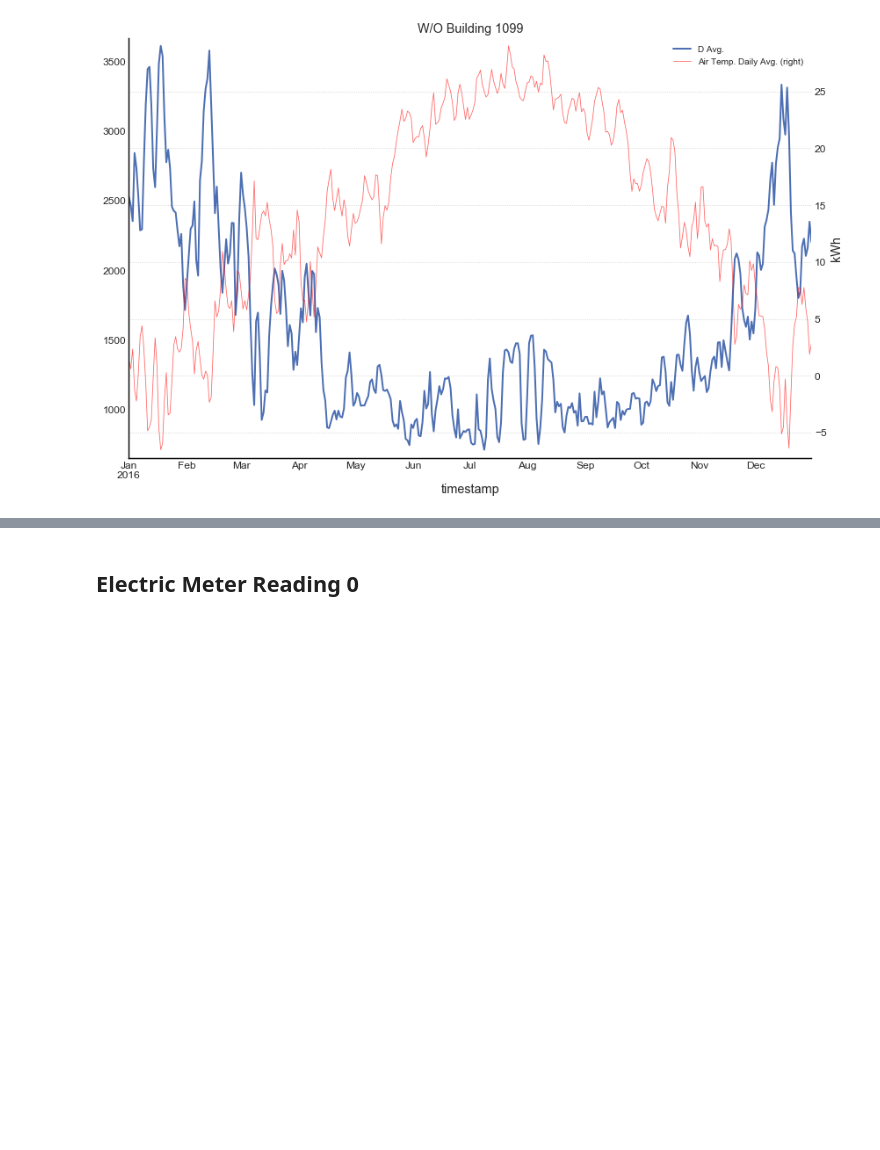
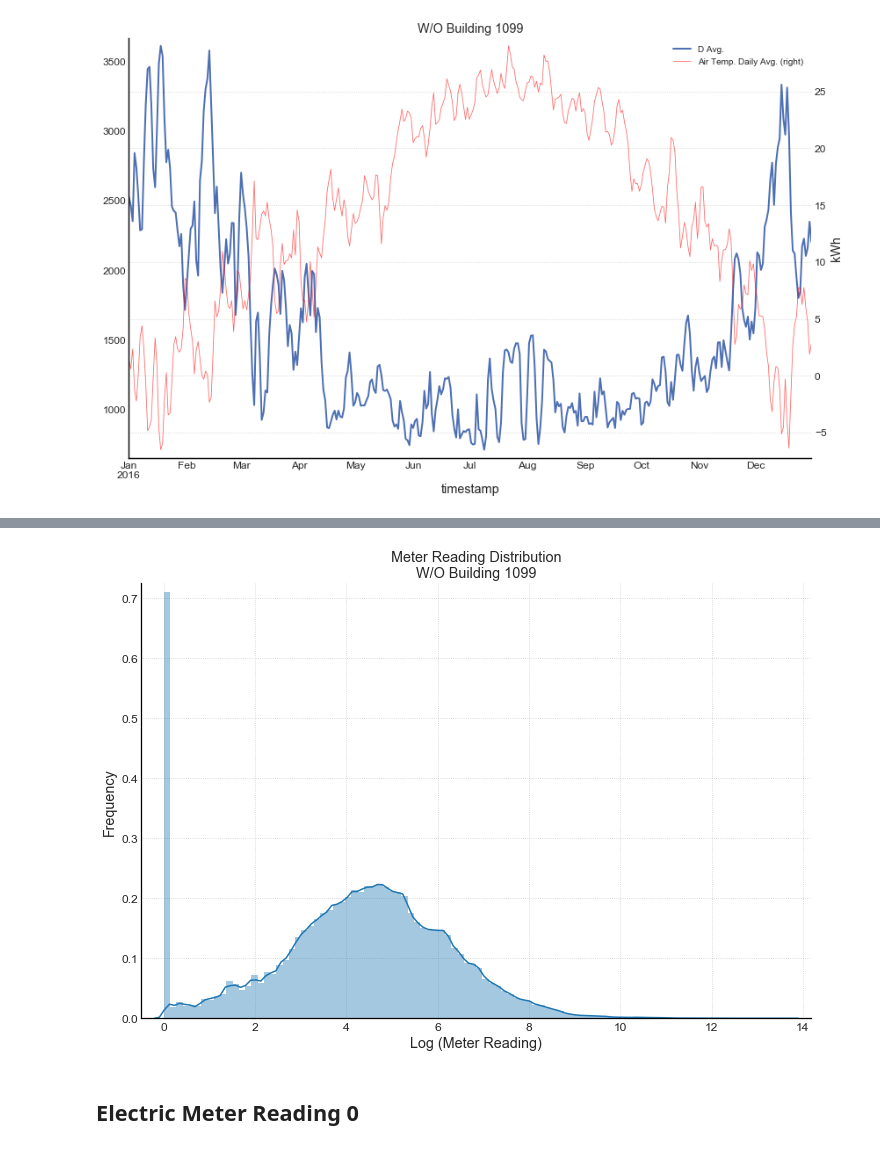
Before and after one commit to sergatron/ASHRAE---Great-Energy-Predictor-III, a Jupyter notebook: EDA/eda.ipynb, the cells around one changed output, grey strips where cells are left out. Saved outputs shown, nothing was run; the diff lists cells and outputs as text; code cells hidden in the pictures; blank space fills up the shorter version.

```diff
--- a/EDA/eda.ipynb
+++ b/EDA/eda.ipynb
@@ -808,3 +820,14 @@ plt.show()
+# %%
+# PLOT: Distribution of meter reading w/o building 1099
+mr = np.log1p(df_no1099['meter_reading'])
+
+sns.distplot(mr, bins=100)
+plt.title("Meter Reading Distribution\nW/O Building 1099")
+plt.xlabel('Log (Meter Reading)')
+plt.ylabel('Frequency')
+plt.show()
+# %% [output]
+[figure, added]
 # %% [markdown]
 ## Electric Meter Reading 0
 # %%
```
Also changed, not shown: parts of 5 cells of this notebook.
